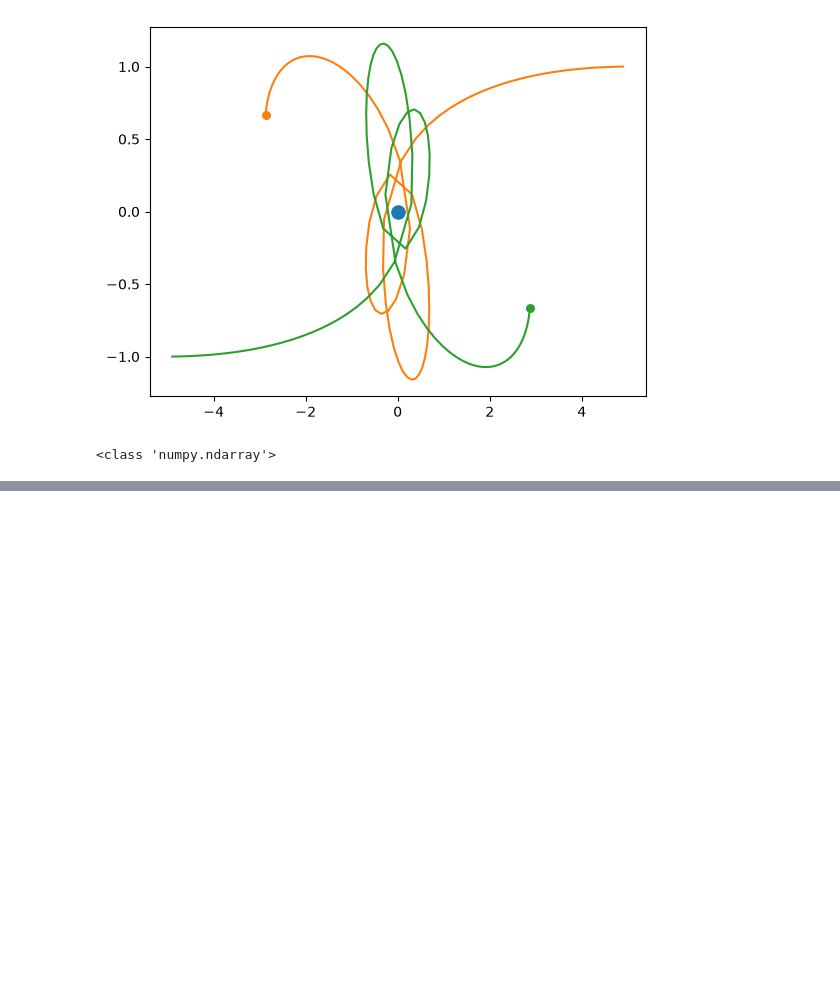
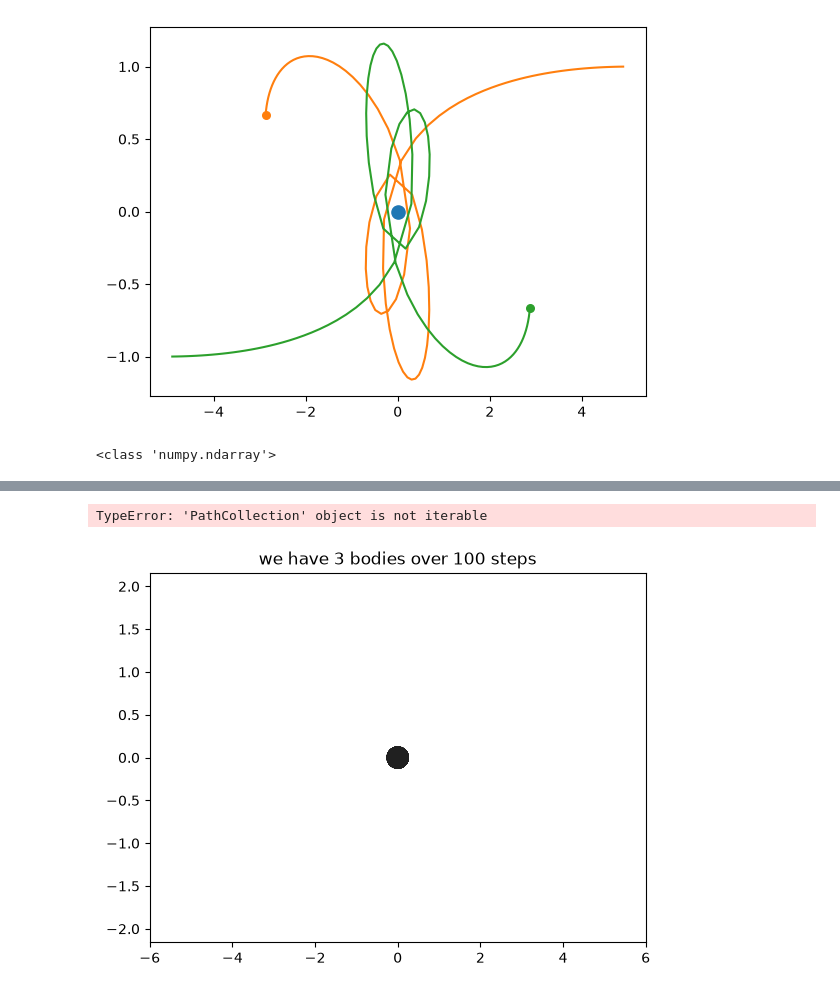
Before and after one commit to virgilecornilliat/TP3-nbody, a Jupyter notebook: notebook.ipynb, the cells around one changed output, grey strips where cells are left out. Drawn from its saved outputs; the diff is of its cells as text; code cells hidden in the pictures; blank space fills up the shorter version.

```diff
--- a/notebook.ipynb
+++ b/notebook.ipynb
@@ -218 +222,44 @@ plt.savefig("random5.png")
 <Figure size 640x480 with 0 Axes>
+# %%
+
+from matplotlib.animation import FuncAnimation
+from IPython.display import HTML
+
+def animate(simulation, masses, colors=None, scale=5., interval=50):
+    nb_steps, _, N = simulation.shape
+    colors = (colors if colors is not None
+              else np.random.uniform(0.3, 1., size=(N, 3)))
+
+    fig, ax = plt.subplots()
+    ax.set_title(f"we have {N} bodies over {nb_steps} steps")
+
+    ax.set_xlim(simulation[:, 0].min() - 1, simulation[:, 0].max() + 1)
+    ax.set_ylim(simulation[:, 1].min() - 1, simulation[:, 1].max() + 1)
+
+    scat = ax.scatter(np.zeros(N), np.zeros(N), c=colors, s=(masses*scale)**2)
+
+    def init():
+        scat.set_offsets(np.zeros((nb_steps, N)))
+        return scat
+
+    def update(step):
+        x, y = simulation[step]
+        scat.set_offsets(np.c_[x, y])
+        return scat
+
+    animation = FuncAnimation(
+        fig, update, frames=nb_steps,
+        init_func=init, blit=True, interval=interval
+    )
+    plt.close()
+    return animation
+
+def animate_from_file(filename):
+    simulation = np.loadtxt(filename).reshape((100, 2, 3))
+    animation = animate(simulation, masses, colors=colors3)
+    return HTML(animation.to_jshtml())
+
+animate_from_file("init3-simu-1.txt")
+# %% [output]
+TypeError: 'PathCollection' object is not iterable
+[figure, added]
```
Also changed, not shown: parts of 4 cells of this notebook, 3 other files.
